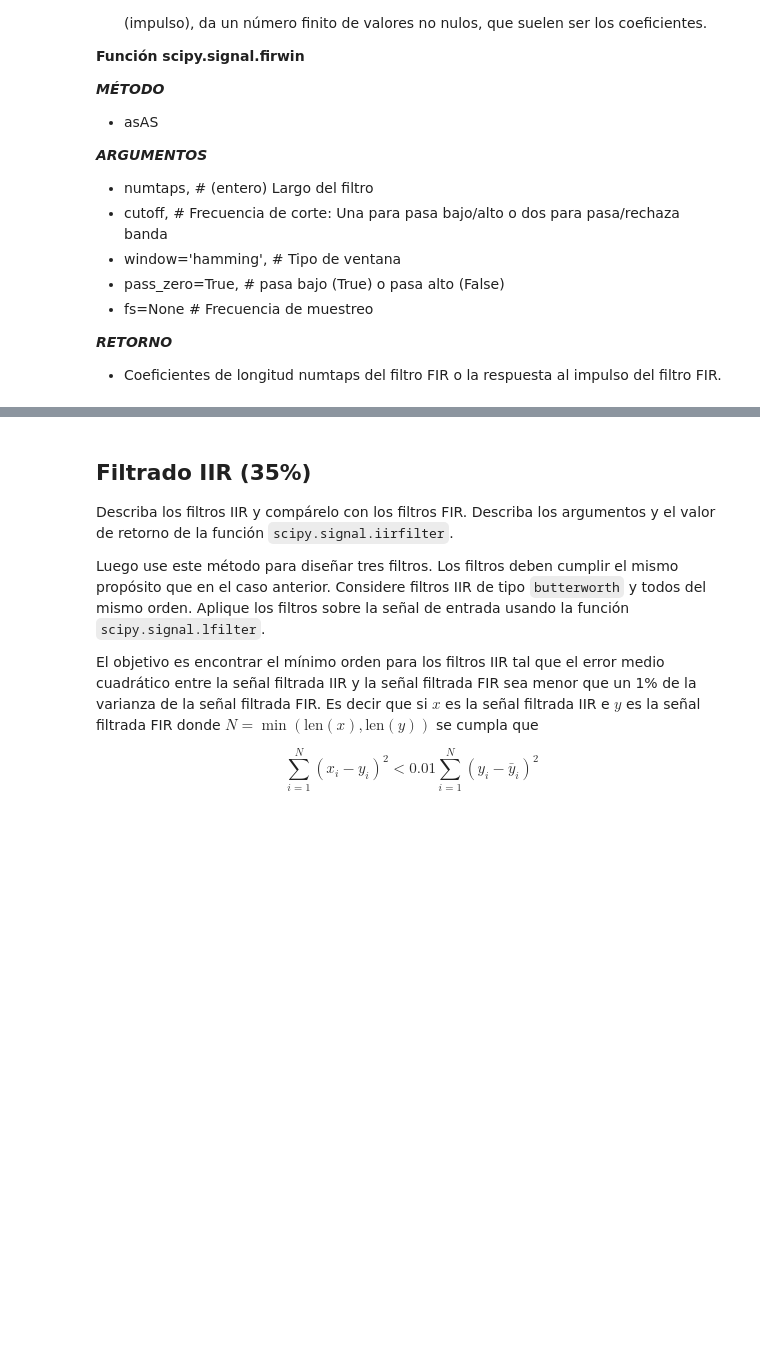
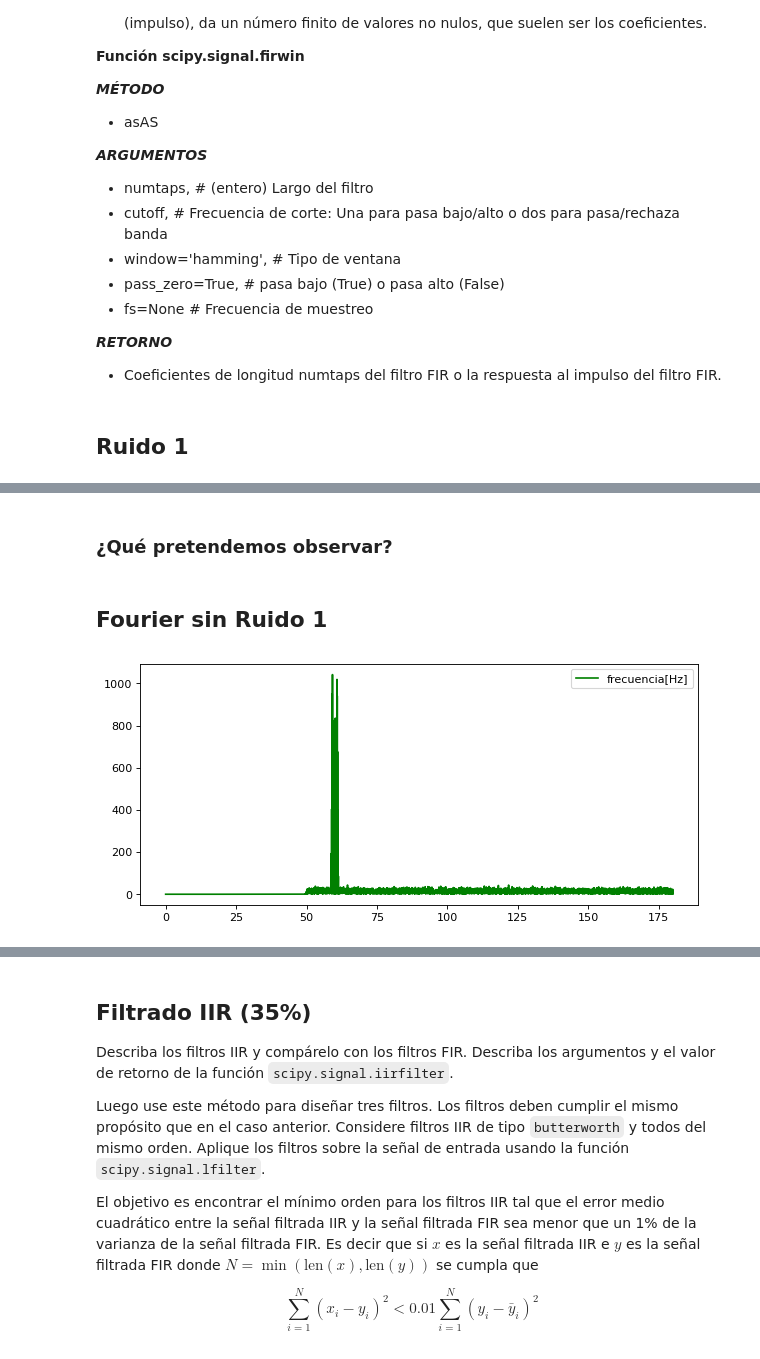
Before and after one commit to WildBenito/FiltroDeSe-ales, a Jupyter notebook: tarea2_info183.ipynb, the cells around one changed output, grey strips where cells are left out. Saved outputs shown, nothing was run; the diff lists cells and outputs as text; code cells hidden in the pictures; blank space fills up the shorter version.

```diff
--- a/tarea2_info183.ipynb
+++ b/tarea2_info183.ipynb
@@ -167,44 +166,47 @@ Finalmente
 
 ***RETORNO***
 - Coeficientes de longitud numtaps del filtro FIR o la respuesta al impulso del filtro FIR.
+# %% [markdown]
+## Ruido 1
 # %%
 co = 1001 #cantidad de coeficientes
+
 fc1 = 50 #frecuencia de corte ruido 1
-fc2 = 60 #frecuencia de corte ruido 2
-fc3 = 179 #frecuencia de corte ruido 3
 
-p = [Figure(plot_width=600, plot_height=200, toolbar_location="below") for k1 in range(6)]
+p = [Figure(plot_width=600, plot_height=200, toolbar_location="below") for k1 in range(2)]
 
 #filtro FIR para el Ruido 1
 h1 = scipy.signal.firwin(numtaps=co, cutoff=fc1, pass_zero=True, window='hamming',fs=Fs)
-#filtro FIR para el Ruido 2
-h2 = scipy.signal.firwin(numtaps=co, cutoff=fc2, pass_zero=True, window='hamming',fs=Fs)
-#filtro FIR para el Ruido 3
-h3 = scipy.signal.firwin(numtaps=co, cutoff=fc3, pass_zero=True, window='hamming',fs=Fs)
+conv1 = scipy.signal.convolve(data, h1, mode='same', method='auto')
+signal1 = data - conv1
 
 freq_fir1, response_fir1 = scipy.signal.freqz(h1, 1, fs=Fs)
 freq_fir1, delay_fir1 = scipy.signal.group_delay(system=(h1, 1), fs=Fs)
 
-freq_fir2, response_fir2 = scipy.signal.freqz(h2, 1, fs=Fs)
-freq_fir2, delay_fir2 = scipy.signal.group_delay(system=(h2, 1), fs=Fs)
+p[0].line(freq_fir1, np.absolute(response_fir1), color=palette[0], line_width=3, legend_label="FIR RUIDO 1");
+p[1].line(freq_fir1, delay_fir1, color=palette[0], line_width=3, legend_label="FIR RUIDO 1");
 
-freq_fir3, response_fir3 = scipy.signal.freqz(h3, fs=Fs)
-freq_fir3, delay_fir3 = scipy.signal.group_delay(system=(h3, 1), fs=Fs)
-
-p[0].line(freq_fir1, np.absolute(response_fir1), color=palette[0], line_width=3, legend_label="FIR RUIDO 1");
-p[2].line(freq_fir2, np.absolute(response_fir2), color=palette[1], line_width=3, legend_label="FIR RUIDO 2");
-p[4].line(freq_fir3, np.absolute(response_fir3), color=palette[2], line_width=3, legend_label="FIR RUIDO 3");
-
-
-p[1].line(freq_fir1, delay_fir1, color=palette[0], line_width=3, legend_label="FIR RUIDO 1");
-p[3].line(freq_fir2, delay_fir2, color=palette[1], line_width=3, legend_label="FIR RUIDO 2");
-p[5].line(freq_fir3, delay_fir3, color=palette[2], line_width=3, legend_label="FIR RUIDO 3");
-
-p[5].xaxis.axis_label = 'Frecuencia [Hz]'
+p[1].xaxis.axis_label = 'Frecuencia [Hz]'
 p[0].yaxis.axis_label = '|H|'
-p[5].yaxis.axis_label = 'Desfase [º]'
+p[1].yaxis.axis_label = 'Desfase [º]'
 
 show(column(p))
 # %% [output]
 [interactive output not drawn]
 [interactive output not drawn]
+# %% [markdown]
+### ¿Qué pretendemos observar?
+# %% [markdown]
+## Fourier sin Ruido 1
+# %%
+N1 = len(signal1)
+
+fr1 = sfft.rfftfreq(n=N1, d=1./Fs)
+S1 = np.absolute(sfft.rfft(signal1))
+
+plt.figure(figsize=(9,4))
+plt.plot(fr1, S1, 'g-')
+plt.legend(('frecuencia[Hz]', 'S'))
+plt.show()
+# %% [output]
+[figure, added]
```
Also changed, not shown: parts of 22 cells of this notebook.
